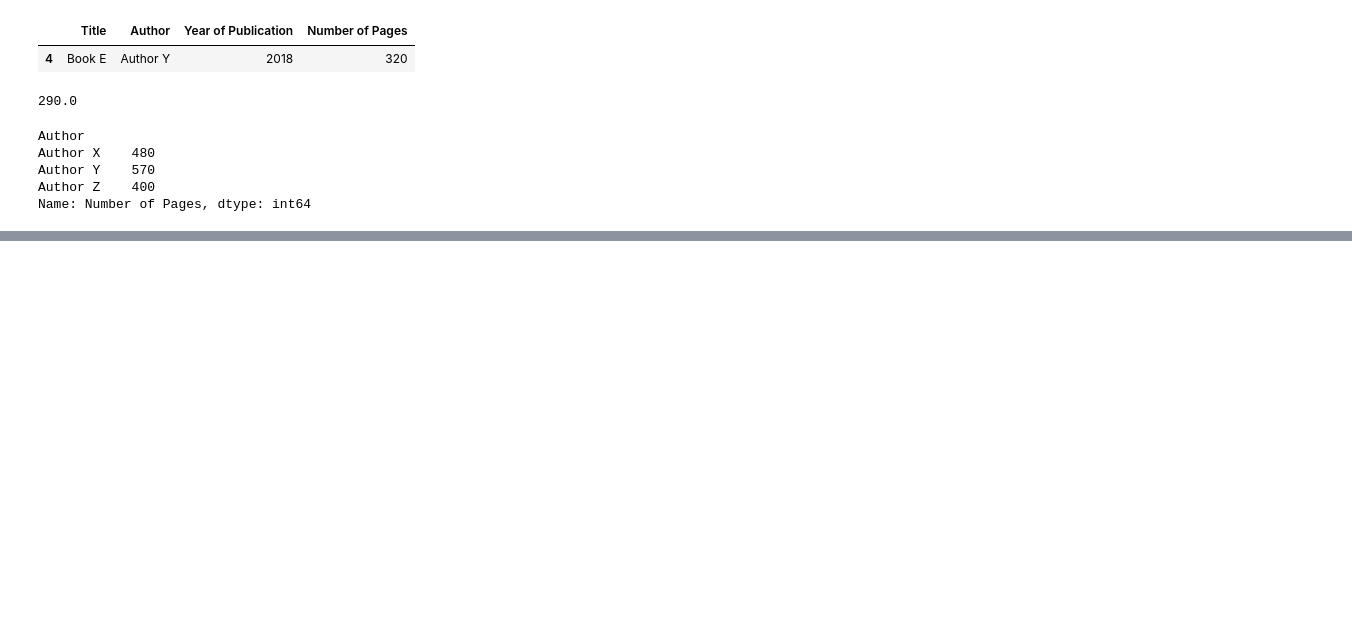
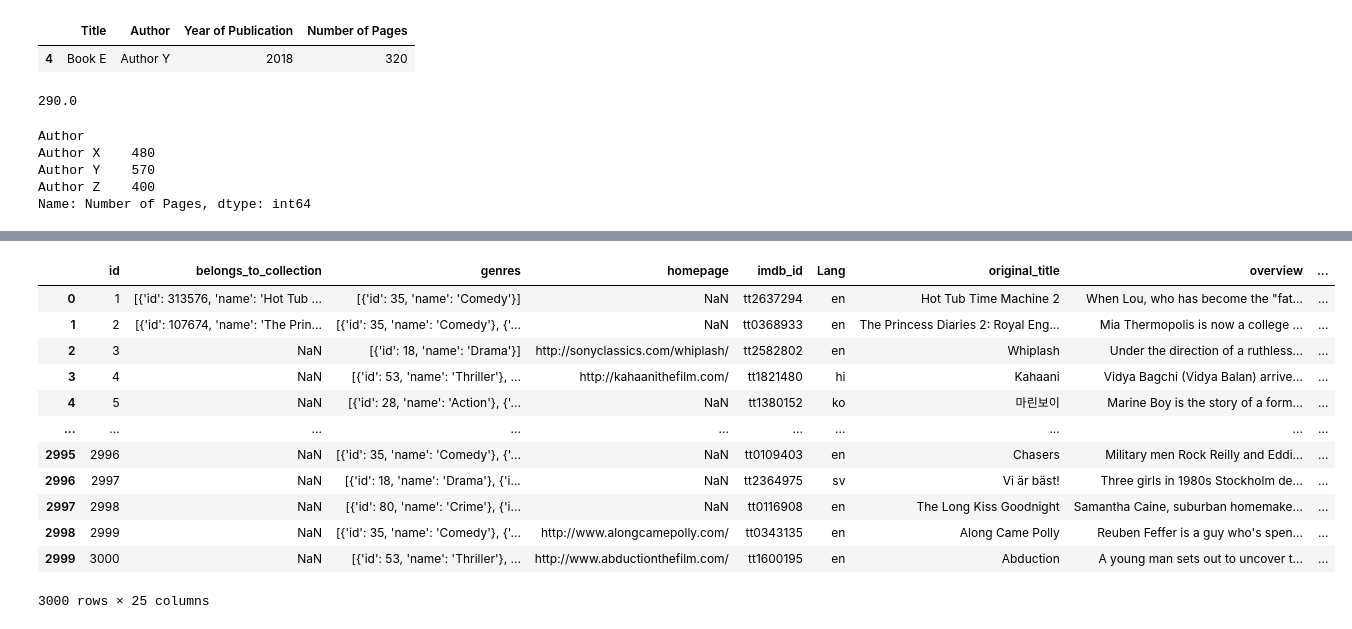
Before and after one commit to azameap/Python, a Jupyter notebook: Pandas_and_Numpy.ipynb, the cells around one changed output, grey strips where cells are left out. Drawn from its saved outputs; the diff is of its cells as text; code cells hidden in the pictures; blank space fills up the shorter version.

```diff
--- a/Pandas_and_Numpy.ipynb
+++ b/Pandas_and_Numpy.ipynb
@@ -589,0 +791,18 @@ Name: Number of Pages, dtype: int64
+# %%
+#remove columns
+imdb_df.drop(['budget'], axis = 1)
+# here axis 1 meand the column 0 mean the row also in place can be used to show change in the original data frame
+# %% [output]
+|  | id | belongs_to_collection | genres | homepage | imdb_id | Lang | original_title | overview | ... |
+| 0 | 1 | [{'id': 313576, 'name': 'Hot Tub ... | [{'id': 35, 'name': 'Comedy'}] | NaN | tt2637294 | en | Hot Tub Time Machine 2 | When Lou, who has become the "fat... | ... |
+| 1 | 2 | [{'id': 107674, 'name': 'The Prin... | [{'id': 35, 'name': 'Comedy'}, {'... | NaN | tt0368933 | en | The Princess Diaries 2: Royal Eng... | Mia Thermopolis is now a college ... | ... |
+| 2 | 3 | NaN | [{'id': 18, 'name': 'Drama'}] | http://sonyclassics.com/whiplash/ | tt2582802 | en | Whiplash | Under the direction of a ruthless... | ... |
+| 3 | 4 | NaN | [{'id': 53, 'name': 'Thriller'}, ... | http://kahaanithefilm.com/ | tt1821480 | hi | Kahaani | Vidya Bagchi (Vidya Balan) arrive... | ... |
+| 4 | 5 | NaN | [{'id': 28, 'name': 'Action'}, {'... | NaN | tt1380152 | ko | 마린보이 | Marine Boy is the story of a form... | ... |
+| ... | ... | ... | ... | ... | ... | ... | ... | ... | ... |
+| 2995 | 2996 | NaN | [{'id': 35, 'name': 'Comedy'}, {'... | NaN | tt0109403 | en | Chasers | Military men Rock Reilly and Eddi... | ... |
+| 2996 | 2997 | NaN | [{'id': 18, 'name': 'Drama'}, {'i... | NaN | tt2364975 | sv | Vi är bäst! | Three girls in 1980s Stockholm de... | ... |
+| 2997 | 2998 | NaN | [{'id': 80, 'name': 'Crime'}, {'i... | NaN | tt0116908 | en | The Long Kiss Goodnight | Samantha Caine, suburban homemake... | ... |
+| 2998 | 2999 | NaN | [{'id': 35, 'name': 'Comedy'}, {'... | http://www.alongcamepolly.com/ | tt0343135 | en | Along Came Polly | Reuben Feffer is a guy who's spen... | ... |
+| 2999 | 3000 | NaN | [{'id': 53, 'name': 'Thriller'}, ... | http://www.abductionthefilm.com/ | tt1600195 | en | Abduction | A young man sets out to uncover t... | ... |
+3000 rows × 25 columns
```
Also changed, not shown: parts of 24 cells of this notebook.
